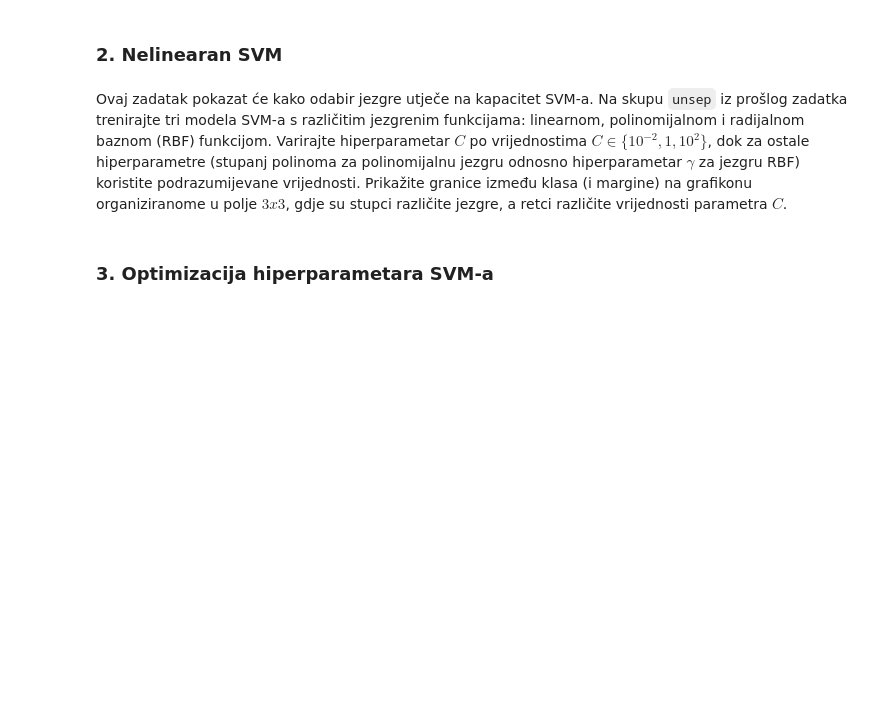
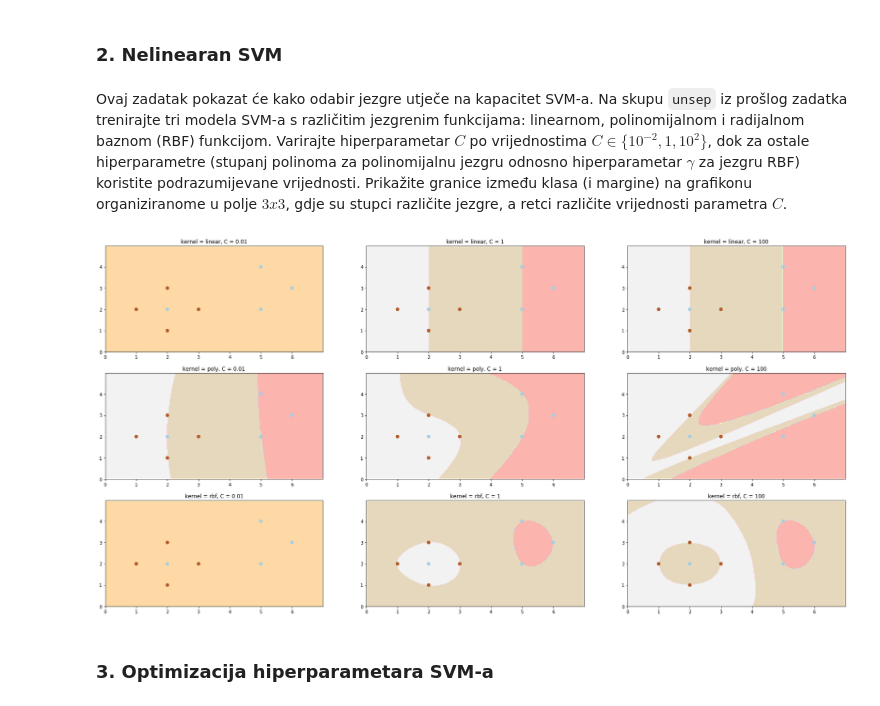
Before and after one commit to martincekada/Machine-Learning, a Jupyter notebook: LAB-03/SU-2019-LAB03-0036499611.ipynb, the cells around one changed output. Drawn from its saved outputs; the diff is of its cells as text; code cells hidden in the pictures; blank space fills up the shorter version.

```diff
--- a/LAB-03/SU-2019-LAB03-0036499611.ipynb
+++ b/LAB-03/SU-2019-LAB03-0036499611.ipynb
@@ -86,3 +175,24 @@ Ovaj zadatak pokazat će kako odabir jezgre utječe na kapacitet SVM-a. Na skupu
+# %%
+plt.figure(figsize=(30,15))
+
+unsep_X = np.append(seven_X, [[2,2]], axis=0)
+unsep_y = np.append(seven_y, -1)
+
+counter = 1
+for kernel in ['linear', 'poly', 'rbf']:
+    for c in [10 ** -2, 1, 10 ** 2]:
+        clf = SVC(kernel=kernel, C=c, gamma='auto')
+        clf.fit(unsep_X, unsep_y)
+
+        plt.subplot(3,3, counter)
+        counter += 1
+
+        plt.title("kernel = "+ kernel +", C = "+ str(c))
+        mlutils.plot_2d_svc_problem(unsep_X, unsep_y, clf)
+
+plt.show()
+# %% [output]
+[figure, added]
 # %% [markdown]
 ### 3. Optimizacija hiperparametara SVM-a
 # %% [markdown]
```
Also changed, not shown: parts of 31 cells of this notebook, 1 other file.
